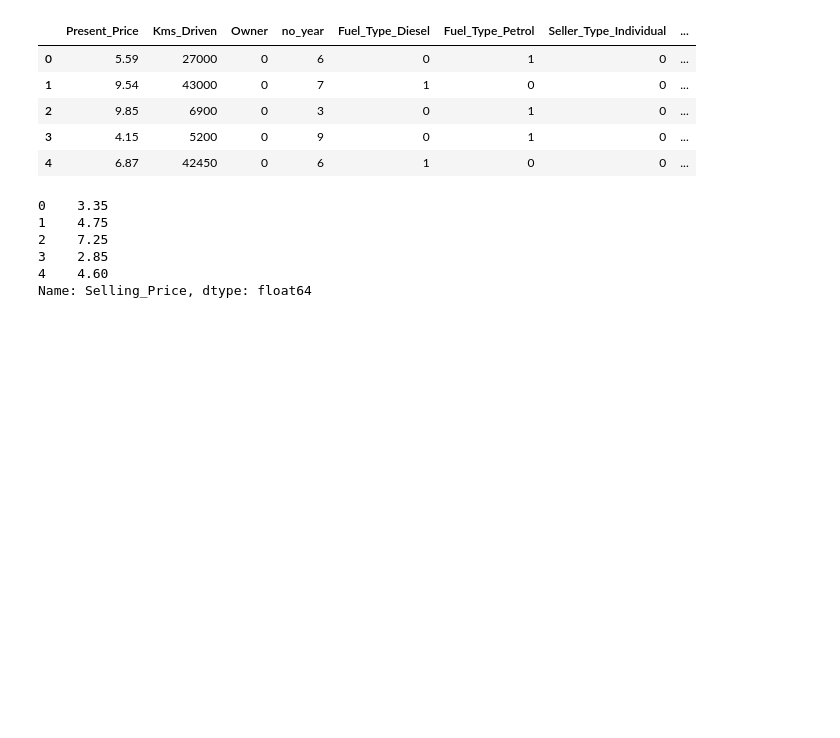
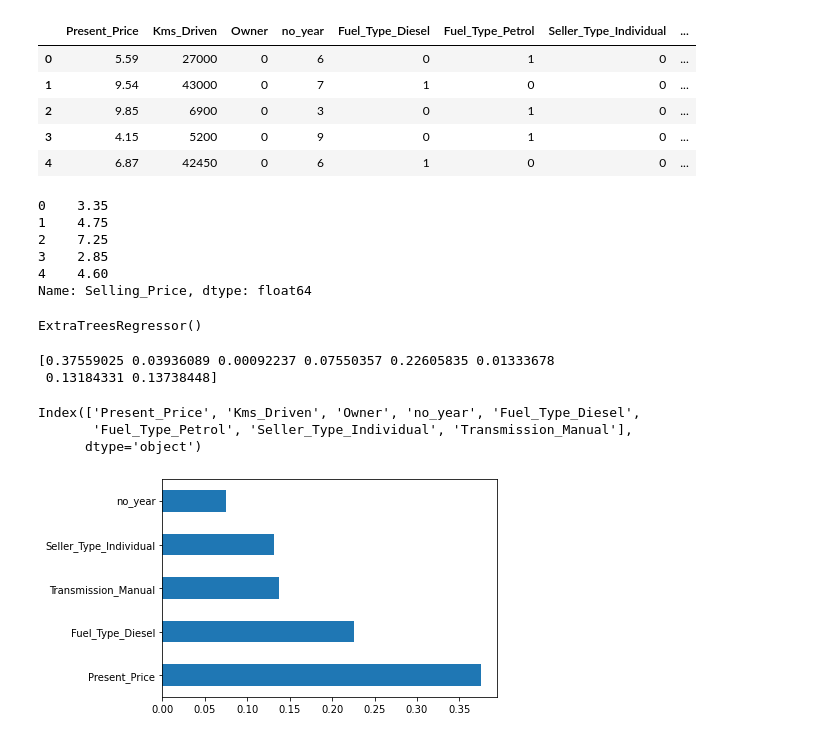
Before and after one commit to anikislam104/vehicle-dataset-from-cardekho, a Jupyter notebook: cardekho.ipynb, the cells around one changed output. Cells and saved outputs as stored; diff of their text form; code cells hidden in the pictures; blank space fills up the shorter version.

Commit message:
feature importance

```diff
--- a/cardekho.ipynb
+++ b/cardekho.ipynb
@@ -139,3 +139,27 @@ y.head()
 3    2.85
 4    4.60
 Name: Selling_Price, dtype: float64
+# %%
+
+from sklearn.ensemble import ExtraTreesRegressor
+model=ExtraTreesRegressor()
+model.fit(X,y)
+# %% [output]
+ExtraTreesRegressor()
+# %%
+print(model.feature_importances_)
+# %% [output]
+[0.37559025 0.03936089 0.00092237 0.07550357 0.22605835 0.01333678
+ 0.13184331 0.13738448]
+# %%
+X.columns
+# %% [output]
+Index(['Present_Price', 'Kms_Driven', 'Owner', 'no_year', 'Fuel_Type_Diesel',
+       'Fuel_Type_Petrol', 'Seller_Type_Individual', 'Transmission_Manual'],
+      dtype='object')
+# %%
+feature_importance=pd.Series(model.feature_importances_,index=X.columns)
+feature_importance.nlargest(5).plot(kind="barh")
+plt.show()
+# %% [output]
+[figure, added]
```
Also changed, not shown: parts of 1 cell of this notebook.
